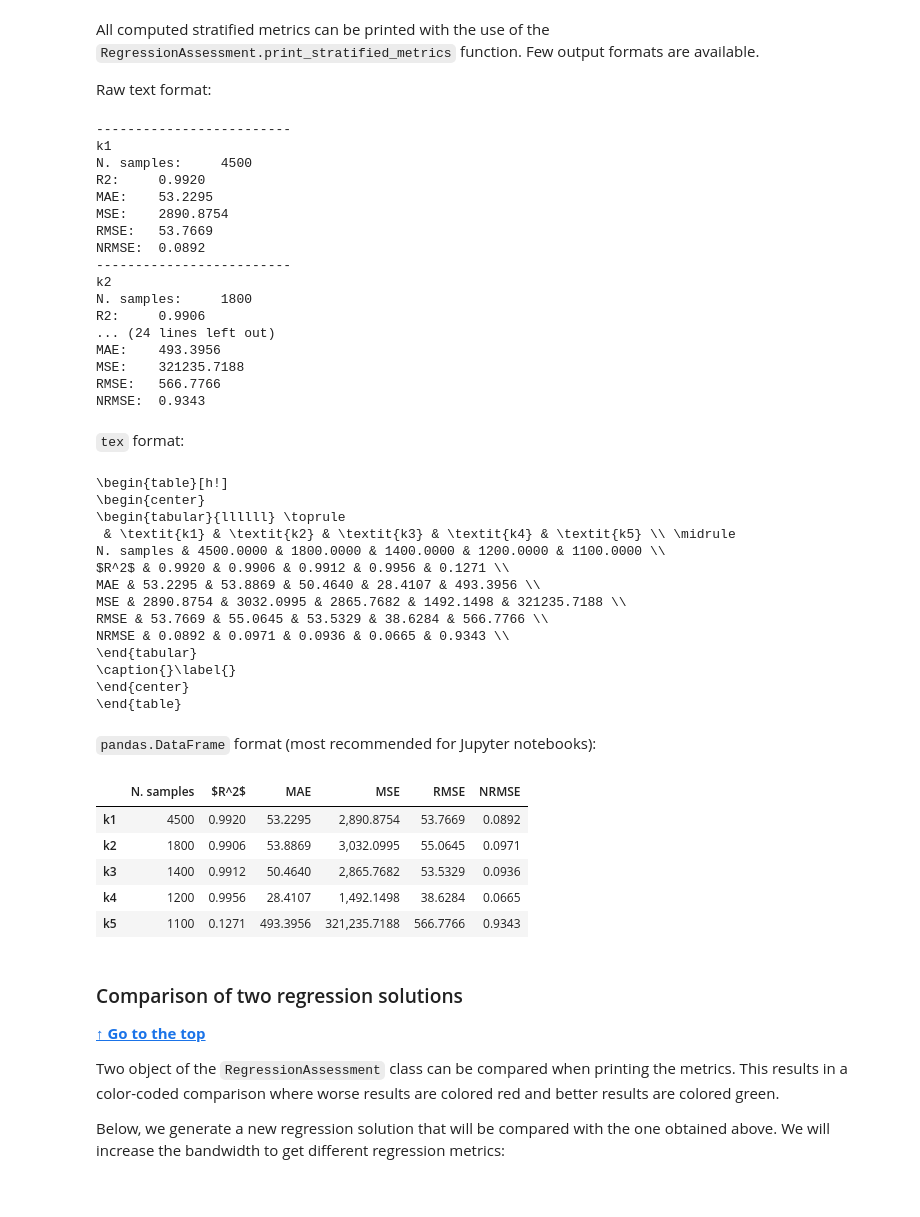
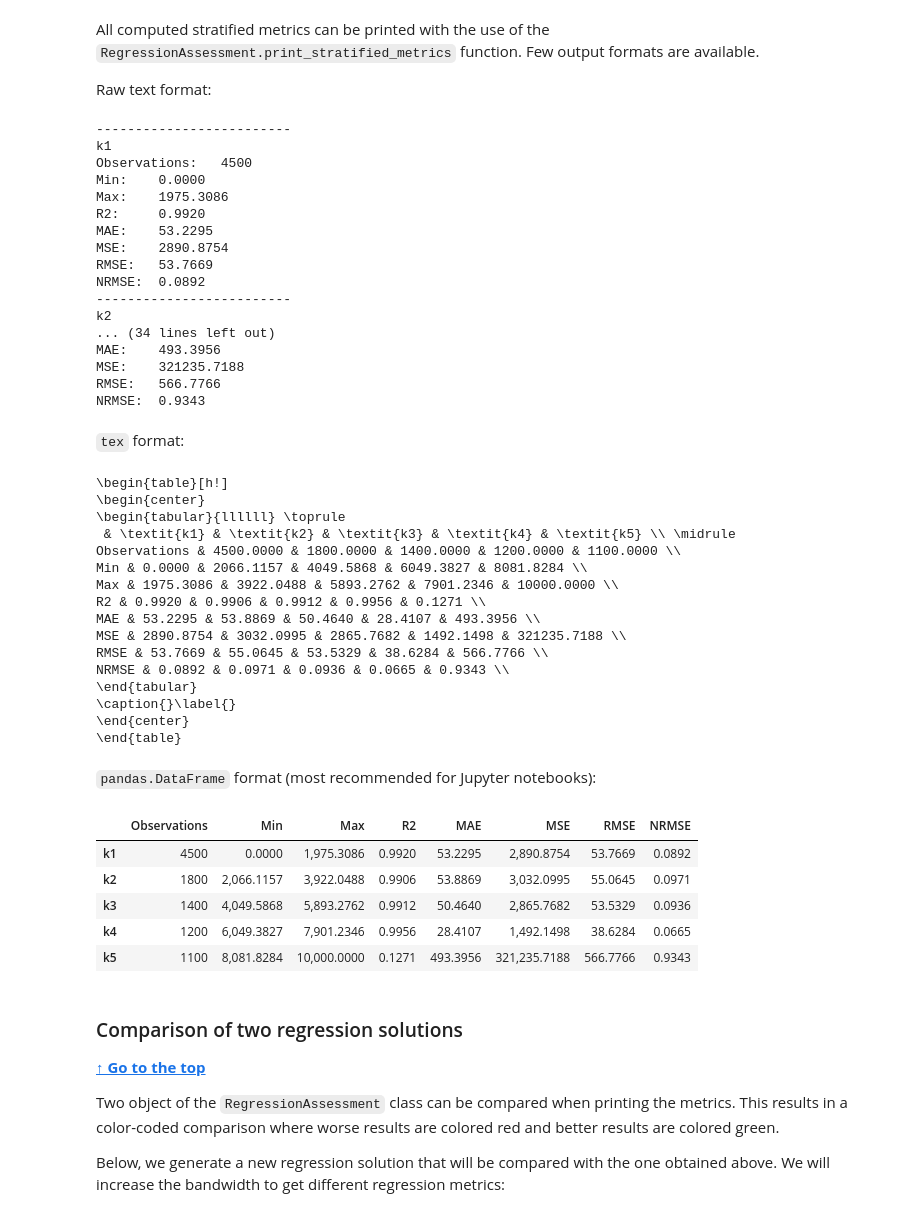
Before and after one commit to kamilazdybal/PCAfold, a Jupyter notebook: docs/tutorials/demo-regression.ipynb, the cells around one changed output. Saved outputs shown, nothing was run; the diff lists cells and outputs as text; code cells hidden in the pictures.

```diff
--- a/docs/tutorials/demo-regression.ipynb
+++ b/docs/tutorials/demo-regression.ipynb
@@ -373,11 +373,14 @@ All computed stratified metrics can be printed with the use of the `RegressionAs
 
 Raw text format:
 # %%
-stratified_regression_metrics.print_stratified_metrics(table_format=['raw'], float_format='.4f')
+stratified_regression_metrics.print_stratified_metrics(table_format=['raw'],
+                                                       float_format='.4f')
 # %% [output]
 -------------------------
 k1
-N. samples:     4500
+Observations:   4500
+Min:    0.0000
+Max:    1975.3086
 R2:     0.9920
 MAE:    53.2295
 MSE:    2890.8754
@@ -385,9 +388,7 @@ RMSE:   53.7669
 NRMSE:  0.0892
 -------------------------
 k2
-N. samples:     1800
-R2:     0.9906
-... (24 lines left out)
+... (34 lines left out)
 MAE:    493.3956
 MSE:    321235.7188
 RMSE:   566.7766
@@ -395,14 +396,17 @@ NRMSE:  0.9343
 # %% [markdown]
 `tex` format:
 # %%
-stratified_regression_metrics.print_stratified_metrics(table_format=['tex'], float_format='.4f')
+stratified_regression_metrics.print_stratified_metrics(table_format=['tex'],
+                                                       float_format='.4f')
 # %% [output]
 \begin{table}[h!]
 \begin{center}
 \begin{tabular}{llllll} \toprule
  & \textit{k1} & \textit{k2} & \textit{k3} & \textit{k4} & \textit{k5} \\ \midrule
-N. samples & 4500.0000 & 1800.0000 & 1400.0000 & 1200.0000 & 1100.0000 \\
-$R^2$ & 0.9920 & 0.9906 & 0.9912 & 0.9956 & 0.1271 \\
+Observations & 4500.0000 & 1800.0000 & 1400.0000 & 1200.0000 & 1100.0000 \\
+Min & 0.0000 & 2066.1157 & 4049.5868 & 6049.3827 & 8081.8284 \\
+Max & 1975.3086 & 3922.0488 & 5893.2762 & 7901.2346 & 10000.0000 \\
+R2 & 0.9920 & 0.9906 & 0.9912 & 0.9956 & 0.1271 \\
 MAE & 53.2295 & 53.8869 & 50.4640 & 28.4107 & 493.3956 \\
 MSE & 2890.8754 & 3032.0995 & 2865.7682 & 1492.1498 & 321235.7188 \\
 RMSE & 53.7669 & 55.0645 & 53.5329 & 38.6284 & 566.7766 \\
@@ -414,14 +418,15 @@ NRMSE & 0.0892 & 0.0971 & 0.0936 & 0.0665 & 0.9343 \\
 # %% [markdown]
 `pandas.DataFrame` format (most recommended for Jupyter notebooks):
 # %%
-stratified_regression_metrics.print_stratified_metrics(table_format=['pandas'], float_format='.4f')
+stratified_regression_metrics.print_stratified_metrics(table_format=['pandas'],
+                                                       float_format='.4f')
 # %% [output]
-|  | N. samples | $R^2$ | MAE | MSE | RMSE | NRMSE |
-| k1 | 4500 | 0.9920 | 53.2295 | 2,890.8754 | 53.7669 | 0.0892 |
-| k2 | 1800 | 0.9906 | 53.8869 | 3,032.0995 | 55.0645 | 0.0971 |
-| k3 | 1400 | 0.9912 | 50.4640 | 2,865.7682 | 53.5329 | 0.0936 |
-| k4 | 1200 | 0.9956 | 28.4107 | 1,492.1498 | 38.6284 | 0.0665 |
-| k5 | 1100 | 0.1271 | 493.3956 | 321,235.7188 | 566.7766 | 0.9343 |
+|  | Observations | Min | Max | R2 | MAE | MSE | RMSE | NRMSE |
+| k1 | 4500 | 0.0000 | 1,975.3086 | 0.9920 | 53.2295 | 2,890.8754 | 53.7669 | 0.0892 |
+| k2 | 1800 | 2,066.1157 | 3,922.0488 | 0.9906 | 53.8869 | 3,032.0995 | 55.0645 | 0.0971 |
+| k3 | 1400 | 4,049.5868 | 5,893.2762 | 0.9912 | 50.4640 | 2,865.7682 | 53.5329 | 0.0936 |
+| k4 | 1200 | 6,049.3827 | 7,901.2346 | 0.9956 | 28.4107 | 1,492.1498 | 38.6284 | 0.0665 |
+| k5 | 1100 | 8,081.8284 | 10,000.0000 | 0.1271 | 493.3956 | 321,235.7188 | 566.7766 | 0.9343 |
 # %% [markdown]
 <a id='comparison'></a>
 
```
Also changed, not shown: parts of 7 cells of this notebook, 3 other files.
